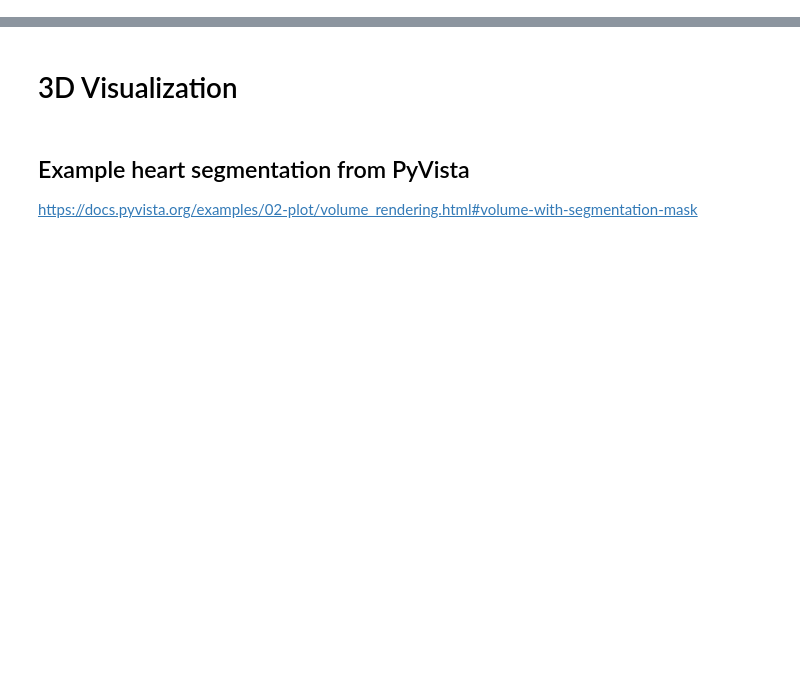
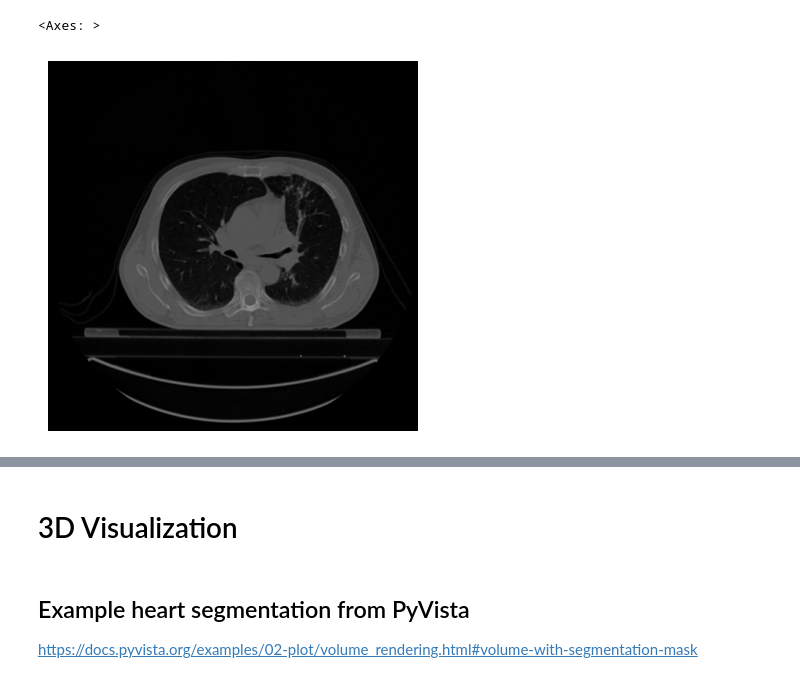
Before and after one commit to bhklab/readii_2_roqc, a Jupyter notebook: sandbox/make_cropped_image_mask_figures.ipynb, the cells around one changed output, grey strips where cells are left out. Drawn from its saved outputs; the diff is of its cells as text; code cells hidden in the pictures; blank space fills up the shorter version.

```diff
--- a/sandbox/make_cropped_image_mask_figures.ipynb
+++ b/sandbox/make_cropped_image_mask_figures.ipynb
@@ -10,4 +12,9 @@ mask_path = dirs.PROCDATA / "TCIA_NSCLC-Radiomics/images/mit_all_GTVs_NSCLC_Radi
 # %%
 image = sitk.ReadImage(image_path)
 mask = sitk.ReadImage(mask_path)
+# %%
+displayImageSlice(image,38)
+# %% [output]
+<Axes: >
+[figure, added]
 # %%
```
Also changed, not shown: parts of 8 cells of this notebook.
